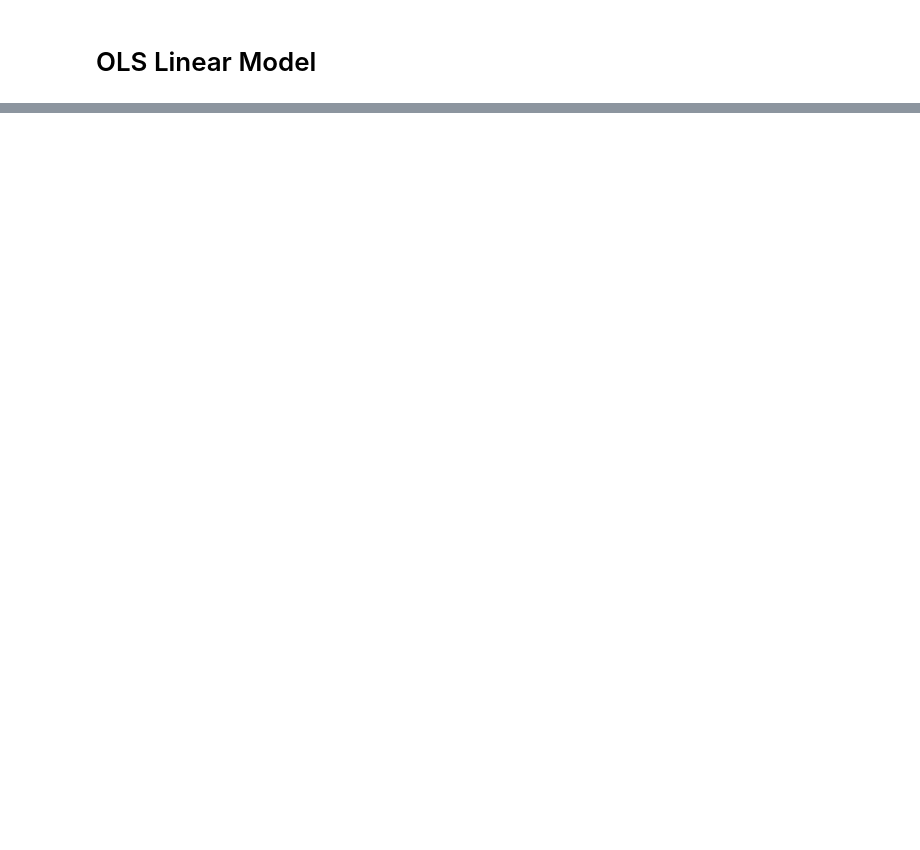
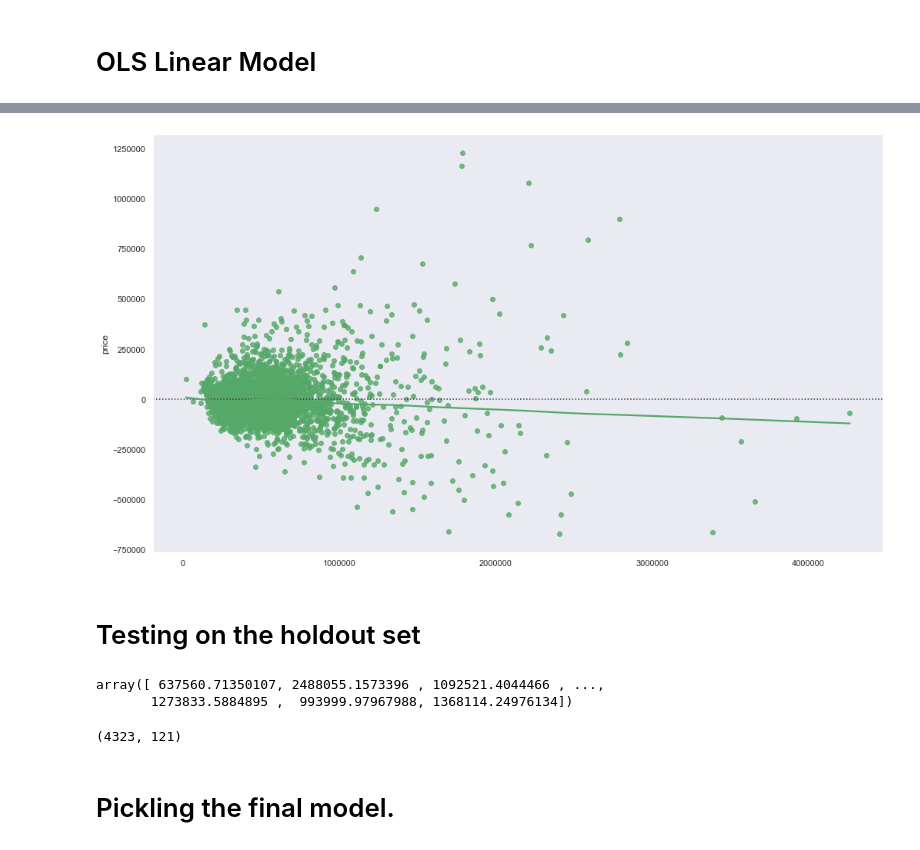
Before and after one commit to brenfrrs/kings_county_housing, a Jupyter notebook: EDA/final_draft.ipynb, the cells around one changed output, grey strips where cells are left out. Saved outputs shown, nothing was run; the diff lists cells and outputs as text; code cells hidden in the pictures; blank space fills up the shorter version.

```diff
--- a/EDA/final_draft.ipynb
+++ b/EDA/final_draft.ipynb
@@ -204,0 +501,6 @@ model.summary()
+# %%
+sns.residplot(y_hat, y_test, lowess=True, color='g');
+# %% [output]
+[figure, added]
+# %% [markdown]
+# Testing on the holdout set
@@ -204,0 +509,11 @@ model.summary()
+# %%
+lr_1.predict(holdout_data)
+# %% [output]
+array([ 637560.71350107, 2488055.1573396 , 1092521.4044466 , ...,
+       1273833.5884895 ,  993999.97967988, 1368114.24976134])
+# %%
+holdout_data.shape
+# %% [output]
+(4323, 121)
+# %% [markdown]
+# Pickling the final model.
```
Also changed, not shown: parts of 56 cells of this notebook, 1 other file.
